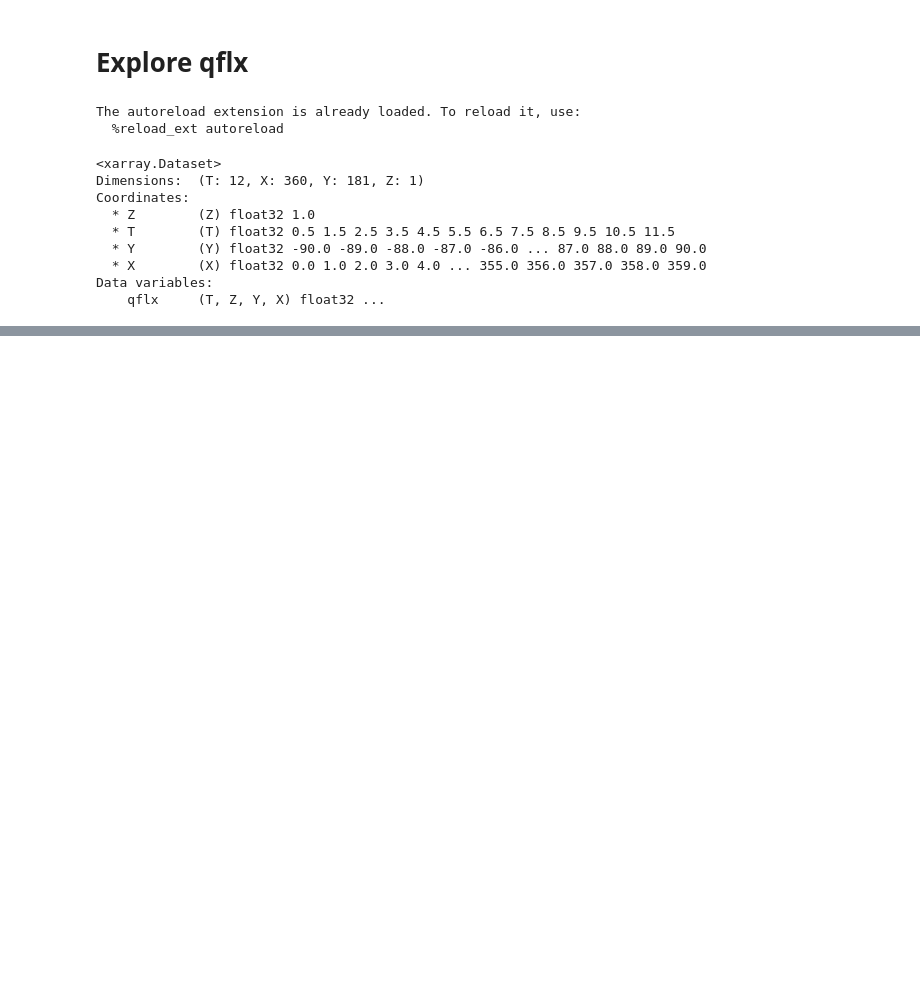
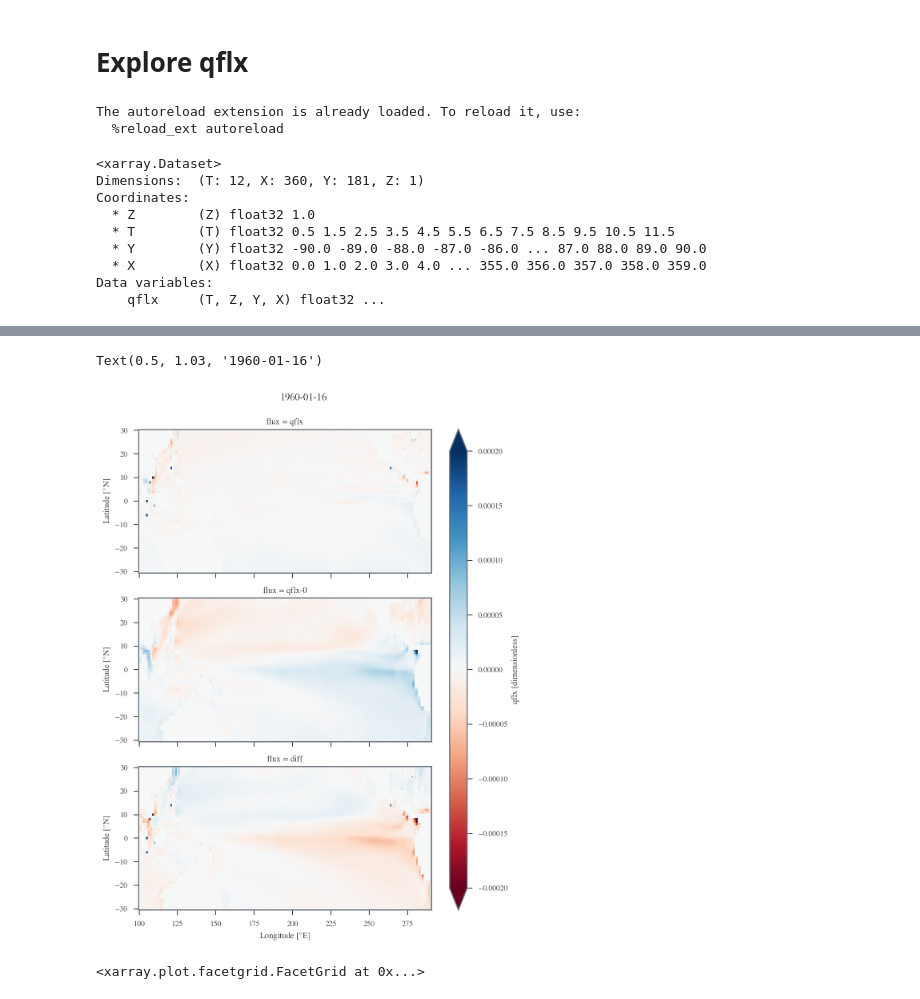
Before and after one commit to sdat2/seager19, a Jupyter notebook: notebooks/exploratory/qflx-exp.ipynb, the cells around one changed output, grey strips where cells are left out. Cells and saved outputs as stored; diff of their text form; code cells hidden in the pictures; blank space fills up the shorter version.

```diff
--- a/notebooks/exploratory/qflx-exp.ipynb
+++ b/notebooks/exploratory/qflx-exp.ipynb
@@ -68,0 +84,26 @@ for t in range(12):
+# %%
+da.X.attrs["units"] = r"$^{\circ}$E"
+da.Y.attrs["units"] = r"$^{\circ}$N"
+da.Y.attrs["long_name"] = "Latitude"
+da.X.attrs["long_name"] = "Longitude"
+
+items = (
+    da.isel(T=0)
+    .sel(X=slice(100, 290), Y=slice(-30, 30))
+    .plot(
+        row="flux",
+        vmin=vmin,
+        vmax=vmax,
+        cmap="RdBu",
+        aspect=2,
+        cbar_kwargs={"shrink": 1, "aspect": 25, "label": "qflx [dimensionless]"},
+    )
+)
+plt.suptitle(da.coords["T"].values[0].strftime()[0:10], y=1.03)
+# %% [output]
+Text(0.5, 1.03, '1960-01-16')
+[figure, added]
+# %%
+items
+# %% [output]
+<xarray.plot.facetgrid.FacetGrid at 0x...>
```
Also changed, not shown: parts of 8 cells of this notebook, 1 other file.
